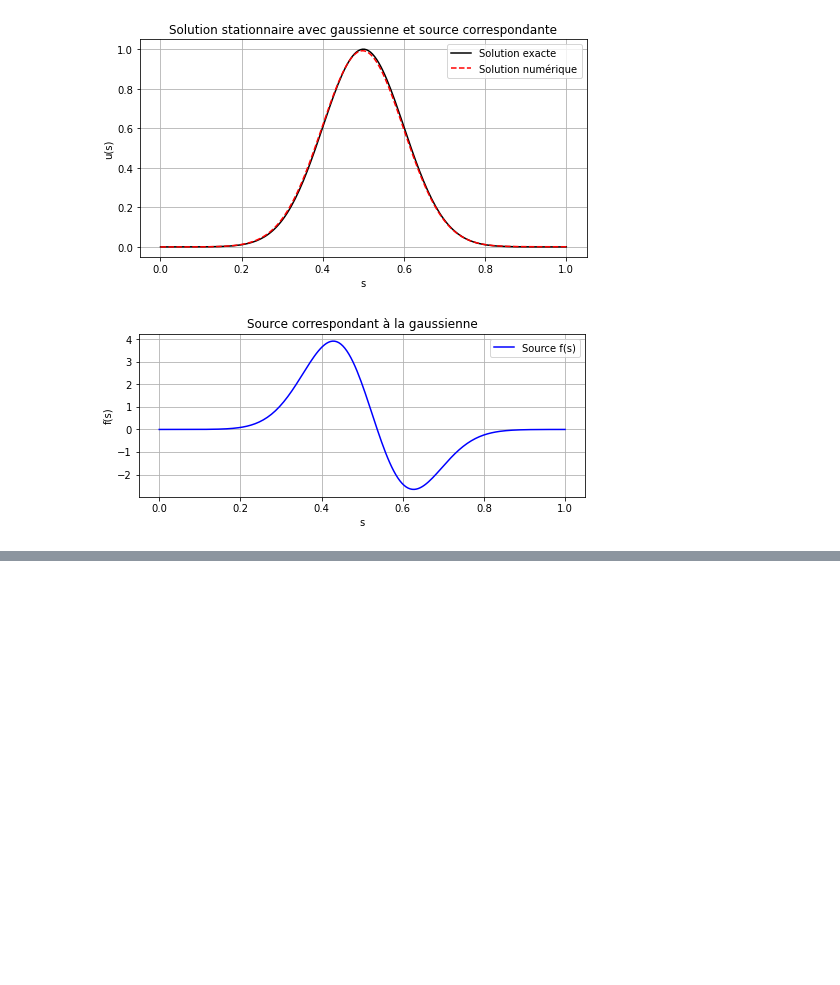
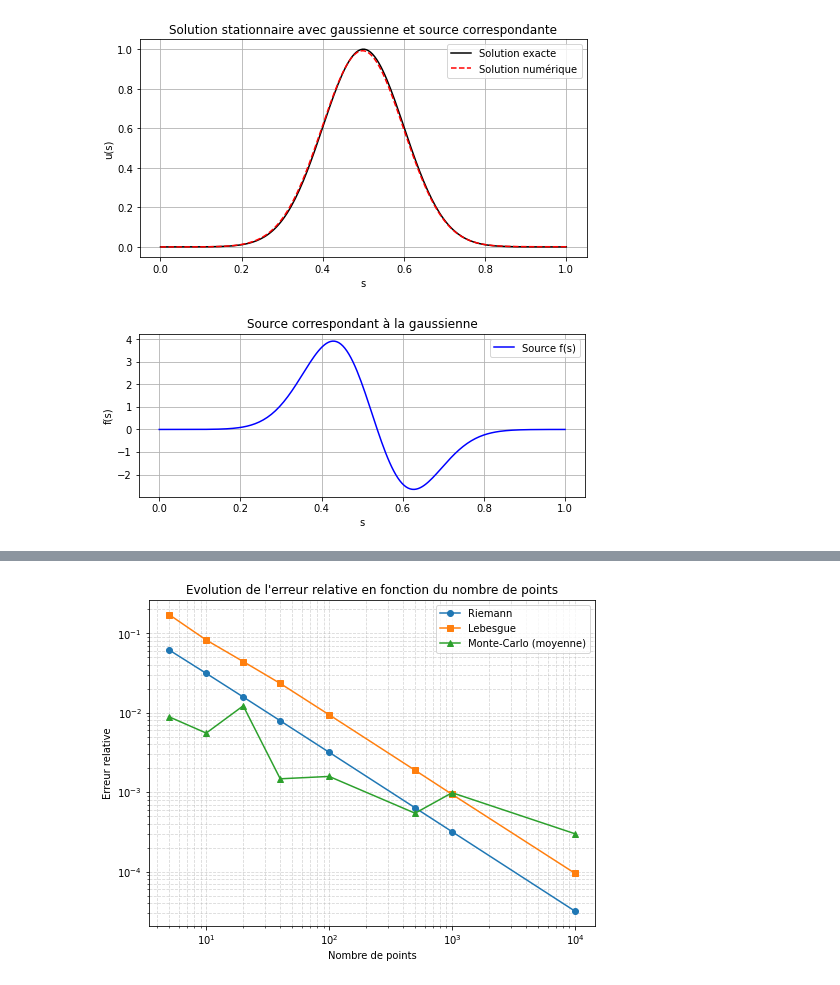
Before and after one commit to BaptisteCV/TP_Correction_Optimisation, a Jupyter notebook: TP1/TP1.ipynb, the cells around one changed output, grey strips where cells are left out. Saved outputs shown, nothing was run; the diff lists cells and outputs as text; code cells hidden in the pictures; blank space fills up the shorter version.

```diff
--- a/TP1/TP1.ipynb
+++ b/TP1/TP1.ipynb
@@ -1518,0 +1443,77 @@ plt.show()
+# %%
+import math
+import random
+
+# Fonction à intégrer
+f = lambda x: 4/(1+x**2)
+a, b = 0, 1
+
+# Valeur exacte via erf
+I_exact = math.pi
+
+# Méthode Riemann
+def riemann_integral(f, a, b, N):
+    dx = (b - a)/N
+    total = 0.0
+    for i in range(N):
+        xi = a + i*dx
+        total += f(xi)*dx
+    return total
+
+# Méthode Lebesgue
+def lebesgue_integral(f, a, b, Nx, Ny):
+    x_vals = [a + i*(b-a)/Nx for i in range(Nx)]
+    f_vals = [f(x) for x in x_vals]
+    f_max = max(f_vals)
+    dy = f_max/Ny
+    total = 0.0
+    for j in range(Ny):
+        yj = j*dy
+        measure = 0.0
+        for x in x_vals:
+            if f(x) > yj:
+                measure += (b-a)/Nx
+        total += measure*dy
+    return total
+
+# Méthode Monte-Carlo moyenne sur M tirages
+def monte_carlo_integral(f, a, b, N, M=10):
+    total = 0.0
+    for _ in range(M):
+        s = 0.0
+        for _ in range(N):
+            x = a + (b-a)*random.random()
+            s += f(x)
+        total += (b-a)*s/N
+    return total/M
+
+# Liste des nombres de points
+N_points = [5, 10, 20, 40, 100, 500, 1000, 10000]
+
+# Tableaux pour stocker les erreurs relatives
+err_riemann = []
+err_lebesgue = []
+err_mc = []
+
+for N in N_points:
+    I_r = riemann_integral(f, a, b, N)
+    I_l = lebesgue_integral(f, a, b, Nx=N, Ny=N)
+    I_m = monte_carlo_integral(f, a, b, N, M=50)
+
+    err_riemann.append(abs(I_r - I_exact)/I_exact)
+    err_lebesgue.append(abs(I_l - I_exact)/I_exact)
+    err_mc.append(abs(I_m - I_exact)/I_exact)
+
+# Plot des erreurs relatives
+plt.figure(figsize=(8,6))
+plt.loglog(N_points, err_riemann, 'o-', label='Riemann')
+plt.loglog(N_points, err_lebesgue, 's-', label='Lebesgue')
+plt.loglog(N_points, err_mc, '^-', label='Monte-Carlo (moyenne)')
+plt.xlabel('Nombre de points')
+plt.ylabel('Erreur relative')
+plt.title('Evolution de l\'erreur relative en fonction du nombre de points')
+plt.grid(True, which='both', linestyle='--', alpha=0.5)
+plt.legend()
+plt.show()
+# %% [output]
+[figure, added]
```
Also changed, not shown: parts of 26 cells of this notebook, 2 other files.
